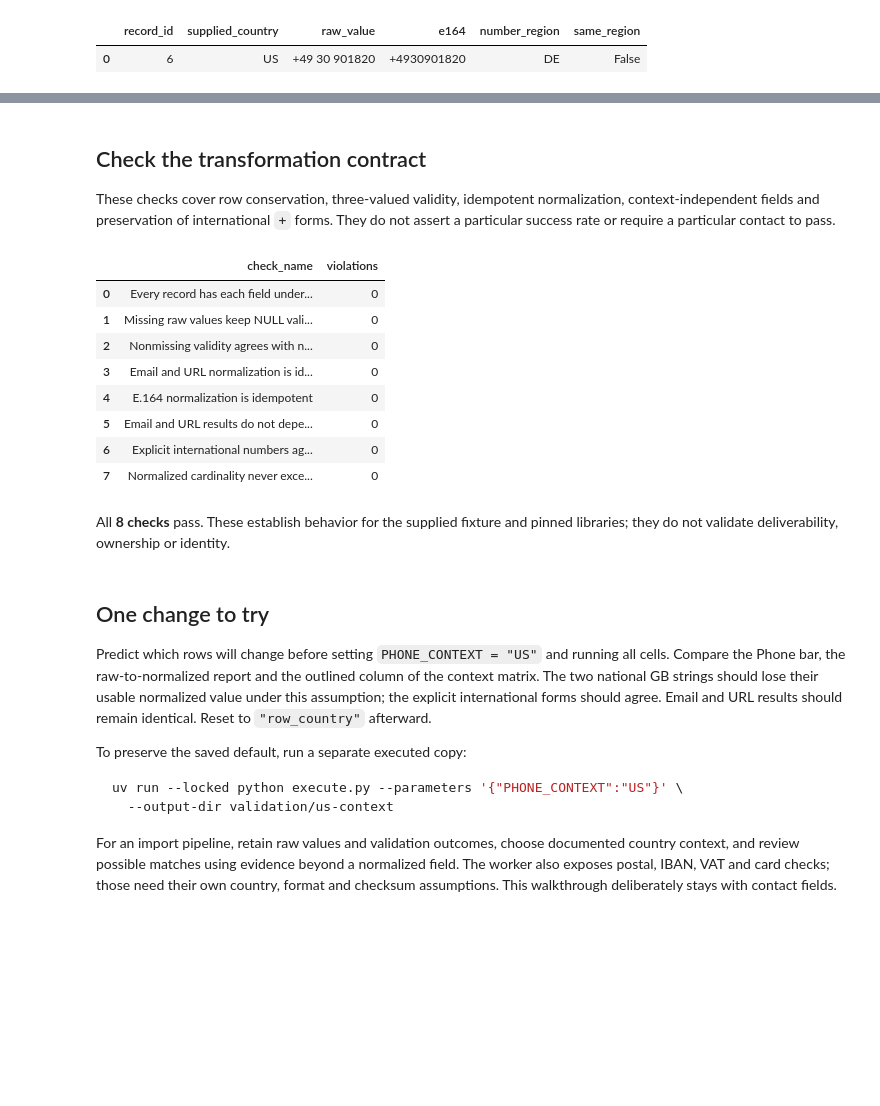
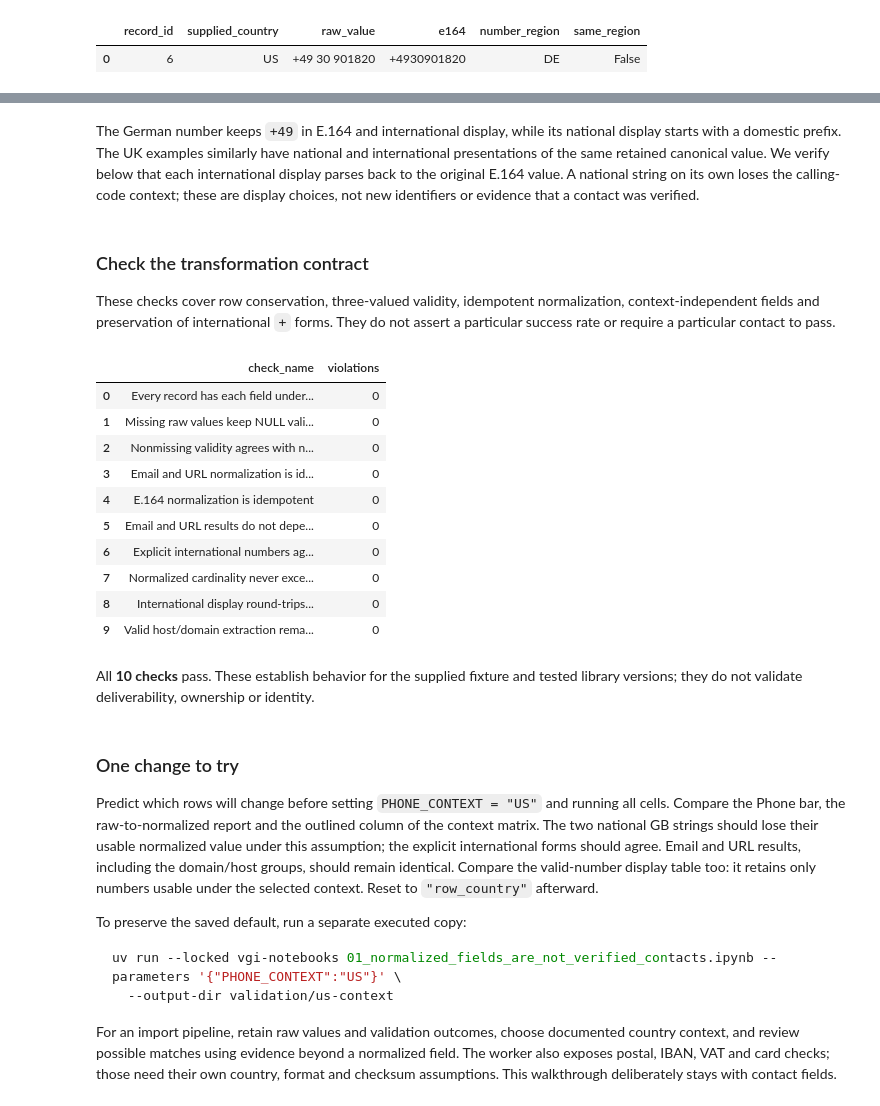
Before and after one commit to Query-farm/vgi-conform, a Jupyter notebook: notebooks/01_normalized_fields_are_not_verified_contacts.ipynb, the cells around one changed output, grey strips where cells are left out. Saved outputs shown, nothing was run; the diff lists cells and outputs as text; code cells hidden in the pictures; blank space fills up the shorter version.

Commit message:
Expand contact validation notebook coverage and portability [skip ci]

````diff
--- a/notebooks/01_normalized_fields_are_not_verified_contacts.ipynb
+++ b/notebooks/01_normalized_fields_are_not_verified_contacts.ipynb
@@ -396,5 +467,7 @@ ORDER BY record_id;
+# %% [markdown]
+The German number keeps `+49` in E.164 and international display, while its national display starts with a domestic prefix. The UK examples similarly have national and international presentations of the same retained canonical value. We verify below that each international display parses back to the original E.164 value. A national string on its own loses the calling-code context; these are display choices, not new identifiers or evidence that a contact was verified.
 # %% [markdown]
-## Check the transformation contract
+### Check the transformation contract
 
 These checks cover row conservation, three-valued validity, idempotent normalization,
 context-independent fields and preservation of international `+` forms. They do not
@@ -438,35 +517,37 @@ FROM (SELECT context,field,count(DISTINCT normalized) AS norm_n,
 # %%
 checks = globals()["checks"]
 display(checks)
 assert (checks.violations == 0).all(), "A transformation contract check failed."
 prose(
     f"All **{len(checks)} checks** pass. These establish behavior for the supplied fixture "
-    "and pinned libraries; they do not validate deliverability, ownership or identity."
+    "and tested library versions; they do not validate deliverability, ownership or identity."
 )
 # %% [output]
 |  | check_name | violations |
 | 0 | Every record has each field under... | 0 |
 | 1 | Missing raw values keep NULL vali... | 0 |
 | 2 | Nonmissing validity agrees with n... | 0 |
 | 3 | Email and URL normalization is id... | 0 |
 | 4 | E.164 normalization is idempotent | 0 |
 | 5 | Email and URL results do not depe... | 0 |
 | 6 | Explicit international numbers ag... | 0 |
 | 7 | Normalized cardinality never exce... | 0 |
+| 8 | International display round-trips... | 0 |
+| 9 | Valid host/domain extraction rema... | 0 |
-All **8 checks** pass. These establish behavior for the supplied fixture and pinned libraries; they do not validate deliverability, ownership or identity.
+All **10 checks** pass. These establish behavior for the supplied fixture and tested library versions; they do not validate deliverability, ownership or identity.
 # %% [markdown]
-## One change to try
+### One change to try
 
 Predict which rows will change before setting `PHONE_CONTEXT = "US"` and running all cells.
 Compare the Phone bar, the raw-to-normalized report and the outlined column of the context
 matrix. The two national GB strings should lose their usable normalized value under this
-assumption; the explicit international forms should agree. Email and URL results should
-remain identical. Reset to `"row_country"` afterward.
+assumption; the explicit international forms should agree. Email and URL results, including the domain/host groups, should
+remain identical. Compare the valid-number display table too: it retains only numbers usable under the selected context. Reset to `"row_country"` afterward.
 
 To preserve the saved default, run a separate executed copy:
 
 ```sh
-uv run --locked python execute.py --parameters '{"PHONE_CONTEXT":"US"}' \
+uv run --locked vgi-notebooks 01_normalized_fields_are_not_verified_contacts.ipynb --parameters '{"PHONE_CONTEXT":"US"}' \
   --output-dir validation/us-context
 ```
 
````
Also changed, not shown: parts of 23 cells of this notebook, 12 other files.
